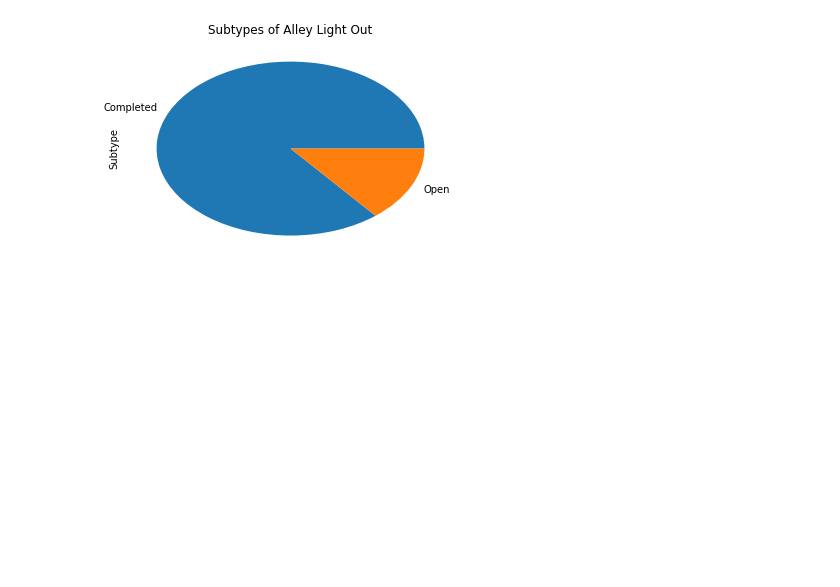
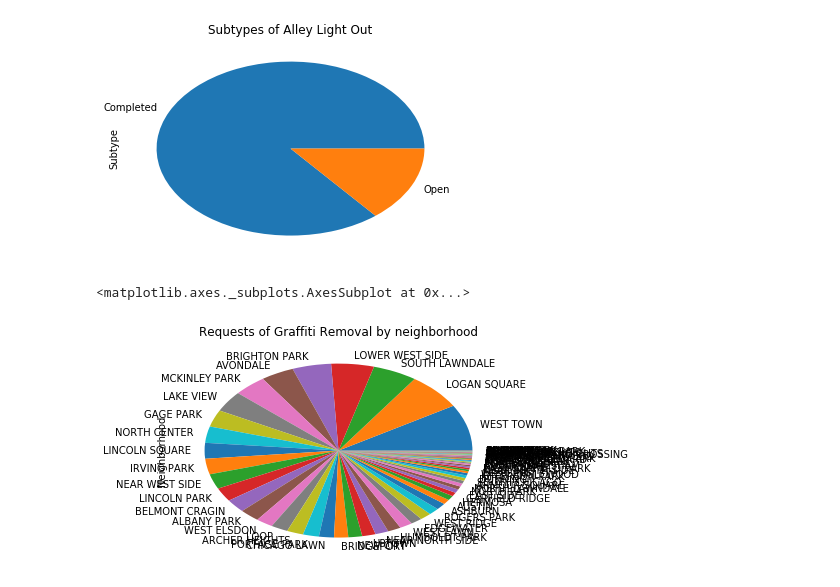
Before and after one commit to szhou12/MachineLearning4PublicPolicy, a Jupyter notebook: pa1/Q1_DataAcquisition_Analysis.ipynb, the cells around one changed output. Saved outputs shown, nothing was run; the diff lists cells and outputs as text; code cells hidden in the pictures; blank space fills up the shorter version.

```diff
--- a/pa1/Q1_DataAcquisition_Analysis.ipynb
+++ b/pa1/Q1_DataAcquisition_Analysis.ipynb
@@ -75,3 +75,10 @@ light_subtype.plot(kind="pie", title="Subtypes of Alley Light Out")
 # %% [output]
 <matplotlib.axes._subplots.AxesSubplot at 0x...>
 [figure]
+# %%
+# summary stats for graffiti by neighborhood
+graf_neighbor = combinedf_area[combinedf_area["Type of Service Request"]=='Graffiti Removal']['Neighborhood'].value_counts()
+graf_neighbor.plot(kind="pie", title="Requests of Graffiti Removal by neighborhood")
+# %% [output]
+<matplotlib.axes._subplots.AxesSubplot at 0x...>
+[figure, added]
```
Also changed, not shown: parts of 17 cells of this notebook, 1 other file.
